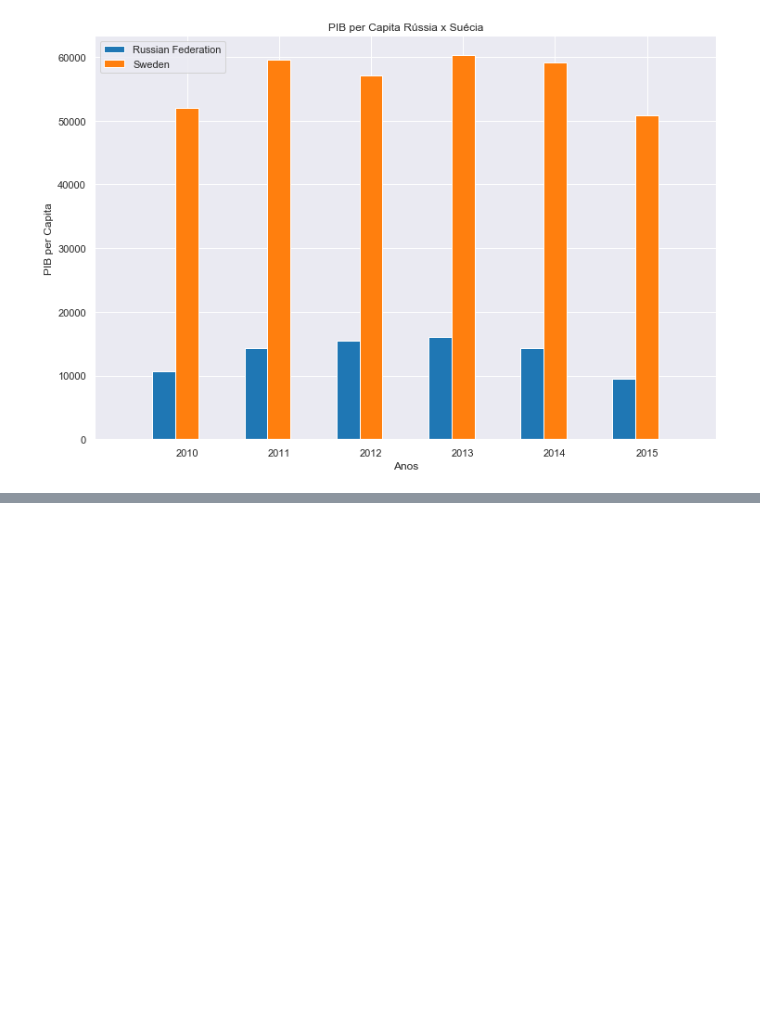
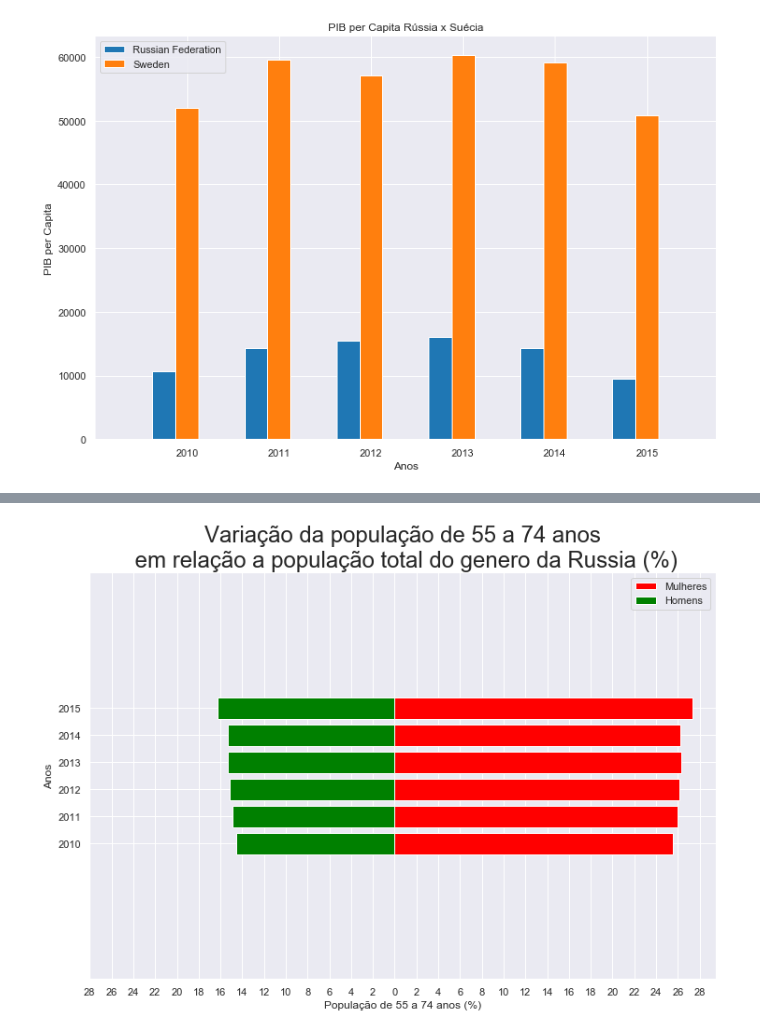
Before and after one commit to Eudess/suicide-data-science, a Jupyter notebook: Entrega 03/suicide_analytics.ipynb, the cells around one changed output, grey strips where cells are left out. Cells and saved outputs as stored; diff of their text form; code cells hidden in the pictures; blank space fills up the shorter version.

```diff
--- a/Entrega 03/suicide_analytics.ipynb
+++ b/Entrega 03/suicide_analytics.ipynb
@@ -639,0 +730,8 @@ generate_growth_pop_age_barh(russia_age_5_14, 'year', 'populationFemaleTaxa', 'p
+# %%
+generate_growth_pop_age_barh(russia_age_55_74, 'year', 'populationFemaleTaxa', 'populationMaleTaxa', getLabels(russia_age_55_74,
+                              'populationFemaleTaxa', 'populationMaleTaxa', True), getLabels(russia_age_55_74,'populationFemaleTaxa',
+                            'populationMaleTaxa'),'População de 55 a 74 anos (%)', 'Anos', [2005,2020], 'Variação da população ' +
+                             'de 55 a 74 anos\n em relação a população total do genero da Russia (%)',
+                             ['Mulheres','Homens'])
+# %% [output]
+[figure, added]
```
Also changed, not shown: parts of 14 cells of this notebook.
